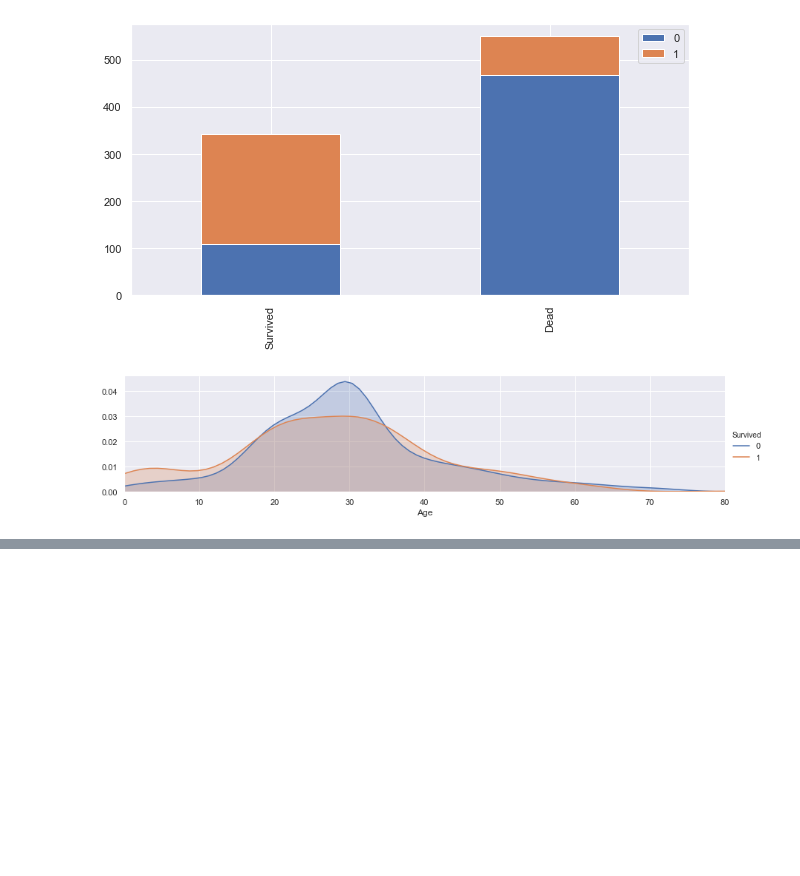
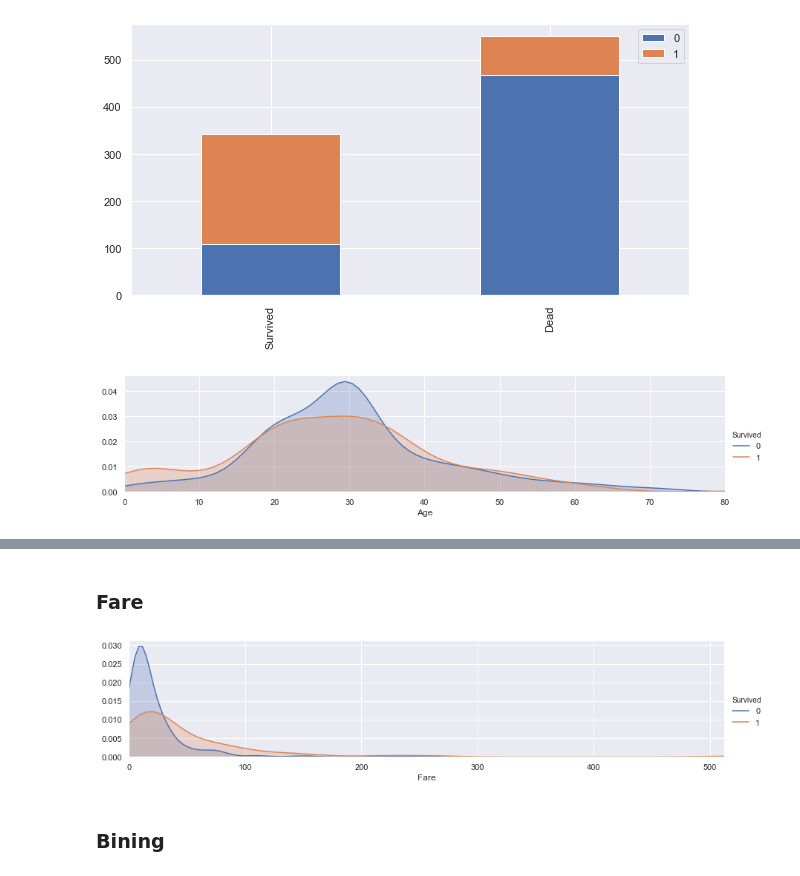
Before and after one commit to lhs7091/PythonDataScienceExam, a Jupyter notebook: titanic_prediction/Exam_01/titanic_survived_prediction.ipynb, the cells around one changed output, grey strips where cells are left out. Cells and saved outputs as stored; diff of their text form; code cells hidden in the pictures; blank space fills up the shorter version.

```diff
--- a/titanic_prediction/Exam_01/titanic_survived_prediction.ipynb
+++ b/titanic_prediction/Exam_01/titanic_survived_prediction.ipynb
@@ -304,0 +343,16 @@ plt.show()
+# %% [markdown]
+### Fare
+# %%
+# fill missing Fare with median fare for each Pclass
+train_data["Fare"].fillna(train_data.groupby("Pclass")["Fare"].transform("median"), inplace=True)
+test_data["Fare"].fillna(test_data.groupby("Pclass")["Fare"].transform("median"), inplace=True)
+# %%
+facet = sns.FacetGrid(train_data, hue="Survived", aspect=4)
+facet.map(sns.kdeplot, 'Fare', shade=True)
+facet.set(xlim=(0, train_data['Fare'].max()))
+facet.add_legend()
+plt.show()
+# %% [output]
+[figure, added]
+# %% [markdown]
+### Bining
```
Also changed, not shown: parts of 44 cells of this notebook, 4 other files.
